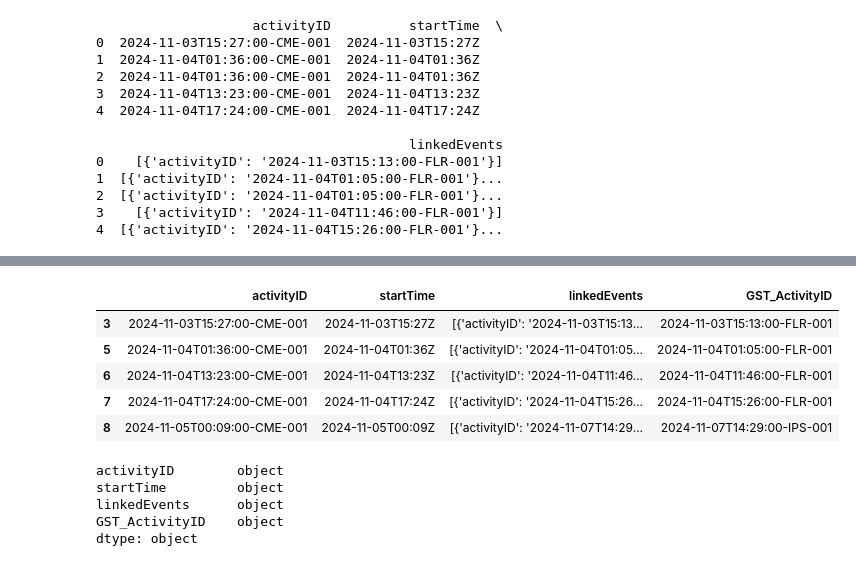
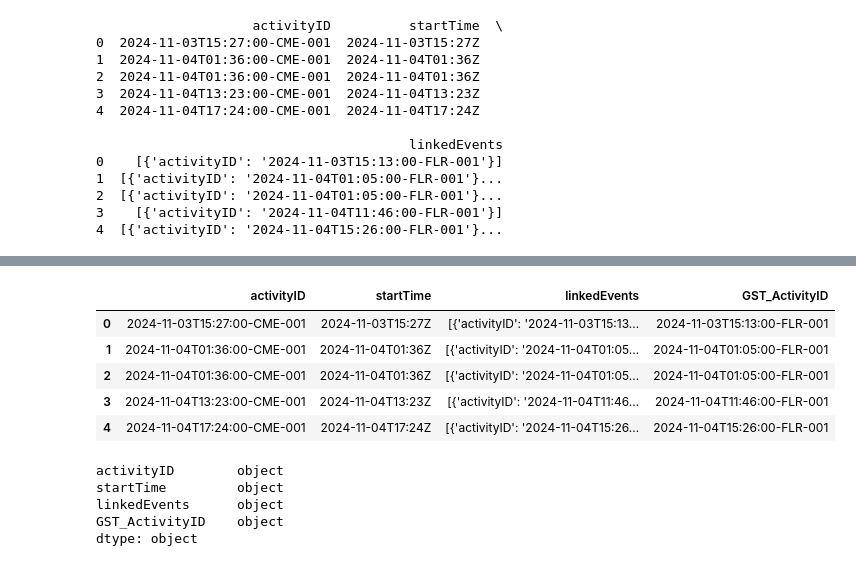
Before and after one commit to cschass/data-sourcing-challenge, a Jupyter notebook: retrieve_data.ipynb, the cells around one changed output, grey strips where cells are left out. Saved outputs shown, nothing was run; the diff lists cells and outputs as text; code cells hidden in the pictures.

```diff
--- a/retrieve_data.ipynb
+++ b/retrieve_data.ipynb
@@ -146,7 +146,7 @@ no linked events found in the example row.
 # Apply this function to each row in the 'linkedEvents' column (you can use apply() and a lambda function)
 # and create a new column called 'GST_ActivityID' using loc indexer:
 #print(df['linkedEvents'].head())
-df.loc[:, 'GST_ActivityID'] = df['linkedEvents'].apply(lambda x: extract_activityID_from_dict(x[0]) if isinstance (x, list) and len(x) > 0 else None)
-print(df.head(10))
+df_expanded.loc[:, 'GST_ActivityID'] = df_expanded['linkedEvents'].apply(lambda x: extract_activityID_from_dict(x[0]) if isinstance (x, list) and len(x) > 0 else None)
+print(df_expanded.head(10))
 # %% [output]
                     activityID          startTime  \
@@ -169,13 +169,13 @@ print(df.head(10))
 # %%
 # Remove rows with missing GST_ActivityID, since we can't assign them to GSTs:
-df = df.dropna(subset=["GST_ActivityID"])
-df.head()
+df_expanded = df_expanded.dropna(subset=["GST_ActivityID"])
+df_expanded.head()
 # %% [output]
 |  | activityID | startTime | linkedEvents | GST_ActivityID |
-| 3 | 2024-11-03T15:27:00-CME-001 | 2024-11-03T15:27Z | [{'activityID': '2024-11-03T15:13... | 2024-11-03T15:13:00-FLR-001 |
-| 5 | 2024-11-04T01:36:00-CME-001 | 2024-11-04T01:36Z | [{'activityID': '2024-11-04T01:05... | 2024-11-04T01:05:00-FLR-001 |
-| 6 | 2024-11-04T13:23:00-CME-001 | 2024-11-04T13:23Z | [{'activityID': '2024-11-04T11:46... | 2024-11-04T11:46:00-FLR-001 |
-| 7 | 2024-11-04T17:24:00-CME-001 | 2024-11-04T17:24Z | [{'activityID': '2024-11-04T15:26... | 2024-11-04T15:26:00-FLR-001 |
-| 8 | 2024-11-05T00:09:00-CME-001 | 2024-11-05T00:09Z | [{'activityID': '2024-11-07T14:29... | 2024-11-07T14:29:00-IPS-001 |
+| 0 | 2024-11-03T15:27:00-CME-001 | 2024-11-03T15:27Z | [{'activityID': '2024-11-03T15:13... | 2024-11-03T15:13:00-FLR-001 |
+| 1 | 2024-11-04T01:36:00-CME-001 | 2024-11-04T01:36Z | [{'activityID': '2024-11-04T01:05... | 2024-11-04T01:05:00-FLR-001 |
+| 2 | 2024-11-04T01:36:00-CME-001 | 2024-11-04T01:36Z | [{'activityID': '2024-11-04T01:05... | 2024-11-04T01:05:00-FLR-001 |
+| 3 | 2024-11-04T13:23:00-CME-001 | 2024-11-04T13:23Z | [{'activityID': '2024-11-04T11:46... | 2024-11-04T11:46:00-FLR-001 |
+| 4 | 2024-11-04T17:24:00-CME-001 | 2024-11-04T17:24Z | [{'activityID': '2024-11-04T15:26... | 2024-11-04T15:26:00-FLR-001 |
 # %%
 # print out the datatype of each column in this DataFrame:
```
Also changed, not shown: parts of 8 cells of this notebook.
